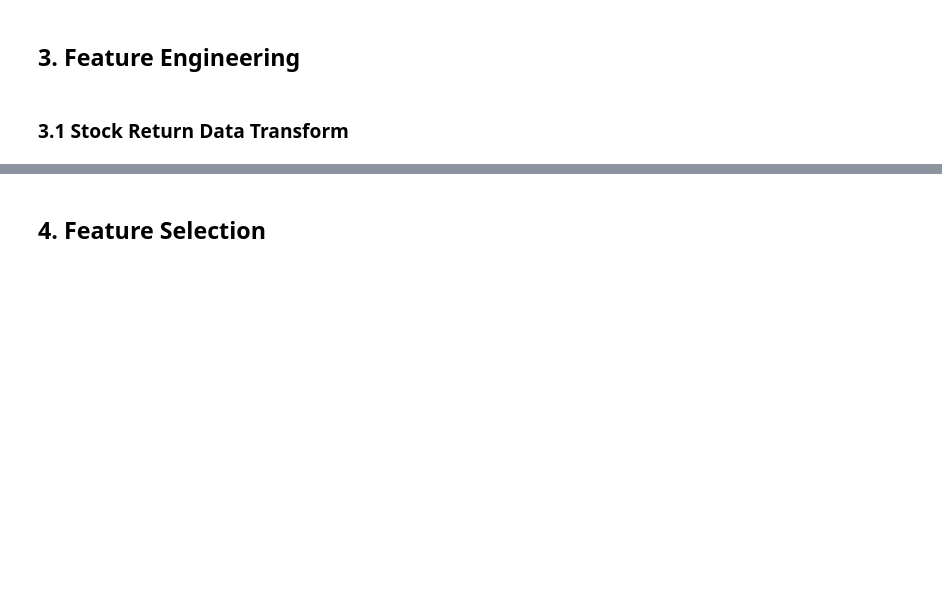
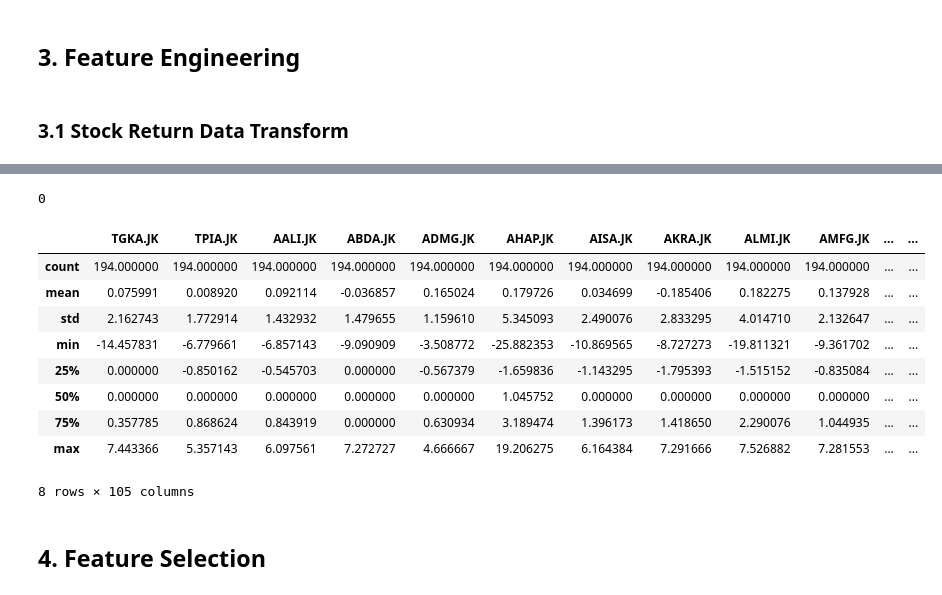
Before and after one commit to tgaufa/stock_prediction_time_series_modelling, a Jupyter notebook: 2. preprocessing.ipynb, the cells around one changed output, grey strips where cells are left out. Cells and saved outputs as stored; diff of their text form; code cells hidden in the pictures; blank space fills up the shorter version.

```diff
--- a/2. preprocessing.ipynb
+++ b/2. preprocessing.ipynb
@@ -92,3 +90,21 @@ train_set.describe()
+# %%
+val_set_feng = transform_to_stock_return(dataset=valid_set, params=config_data)
+val_set_feng.isna().any().sum()
+# %% [output]
+0
+# %%
+val_set_feng.describe()
+# %% [output]
+|  | TGKA.JK | TPIA.JK | AALI.JK | ABDA.JK | ADMG.JK | AHAP.JK | AISA.JK | AKRA.JK | ALMI.JK | AMFG.JK | ... | ... |
+| count | 194.000000 | 194.000000 | 194.000000 | 194.000000 | 194.000000 | 194.000000 | 194.000000 | 194.000000 | 194.000000 | 194.000000 | ... | ... |
+| mean | 0.075991 | 0.008920 | 0.092114 | -0.036857 | 0.165024 | 0.179726 | 0.034699 | -0.185406 | 0.182275 | 0.137928 | ... | ... |
+| std | 2.162743 | 1.772914 | 1.432932 | 1.479655 | 1.159610 | 5.345093 | 2.490076 | 2.833295 | 4.014710 | 2.132647 | ... | ... |
+| min | -14.457831 | -6.779661 | -6.857143 | -9.090909 | -3.508772 | -25.882353 | -10.869565 | -8.727273 | -19.811321 | -9.361702 | ... | ... |
+| 25% | 0.000000 | -0.850162 | -0.545703 | 0.000000 | -0.567379 | -1.659836 | -1.143295 | -1.795393 | -1.515152 | -0.835084 | ... | ... |
+| 50% | 0.000000 | 0.000000 | 0.000000 | 0.000000 | 0.000000 | 1.045752 | 0.000000 | 0.000000 | 0.000000 | 0.000000 | ... | ... |
+| 75% | 0.357785 | 0.868624 | 0.843919 | 0.000000 | 0.630934 | 3.189474 | 1.396173 | 1.418650 | 2.290076 | 1.044935 | ... | ... |
+| max | 7.443366 | 5.357143 | 6.097561 | 7.272727 | 4.666667 | 19.206275 | 6.164384 | 7.291666 | 7.526882 | 7.281553 | ... | ... |
+8 rows × 105 columns
 # %% [markdown]
 ## 4. Feature Selection
 # %% [markdown]
```
Also changed, not shown: parts of 5 cells of this notebook, 10 other files.
